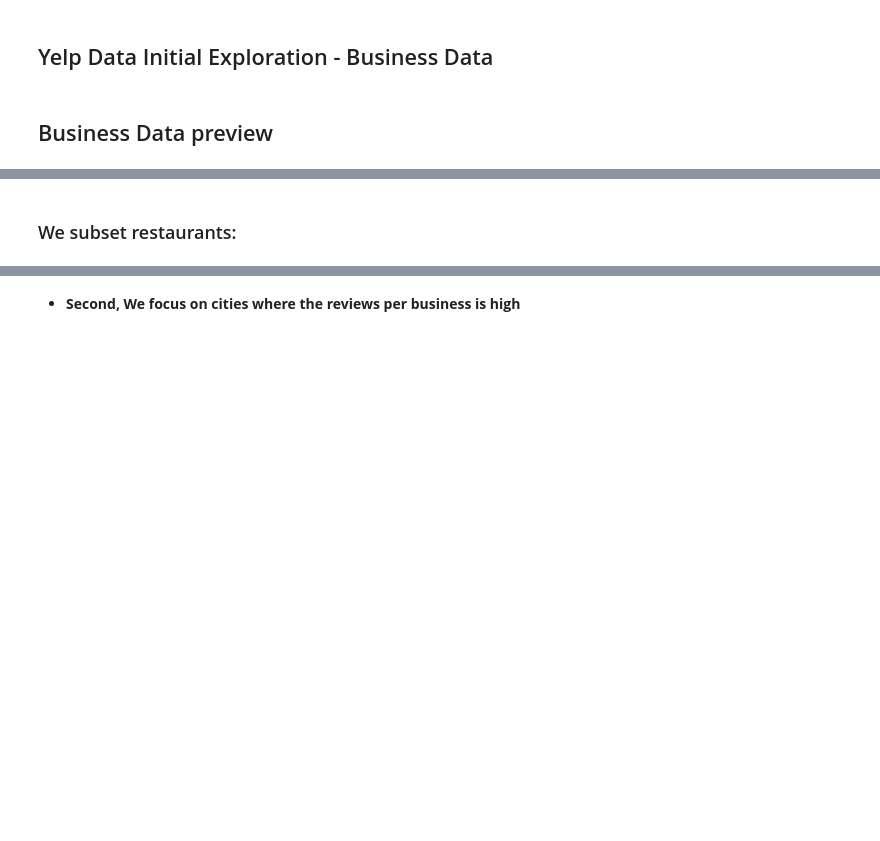
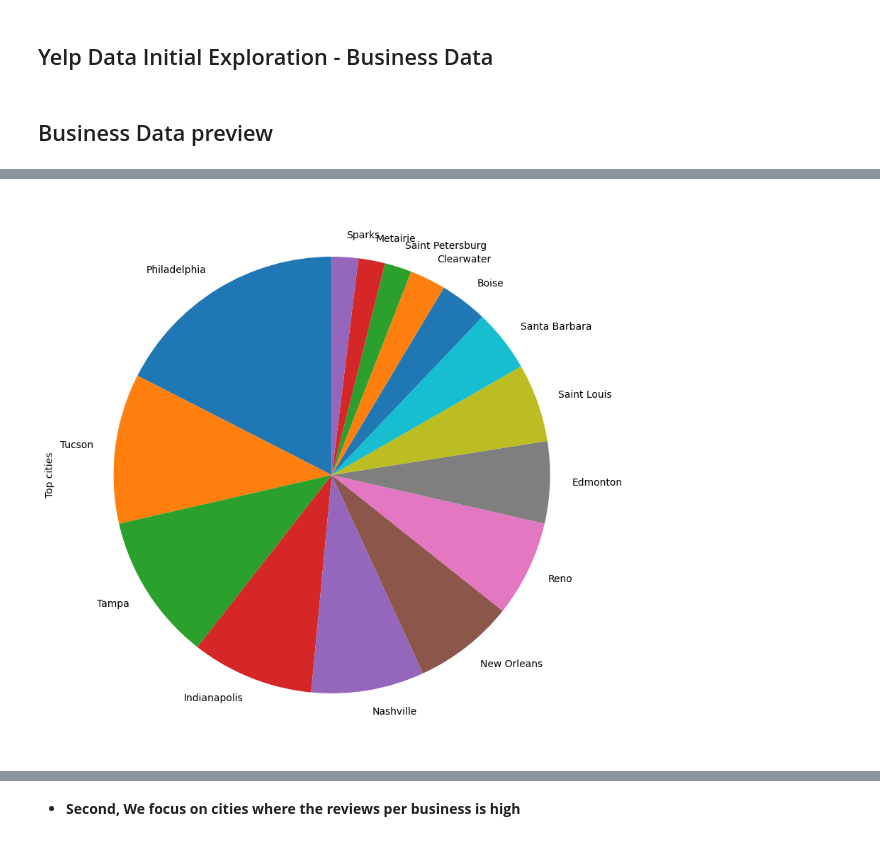
Before and after one commit to kganjoo/yelp-recommendation-cse572-grp-14, a Jupyter notebook: EDA/EDA.ipynb, the cells around one changed output, grey strips where cells are left out. Saved outputs shown, nothing was run; the diff lists cells and outputs as text; code cells hidden in the pictures; blank space fills up the shorter version.

```diff
--- a/EDA/EDA.ipynb
+++ b/EDA/EDA.ipynb
@@ -52,5 +87,5 @@ plotTopFreq(business_df,"categories",15,"Top business types")
 # %%
 ## top cities
-plotTopFreq(business_df,"city",15,"Top cities")
+generate_top_frequency_plot(business_df,"city",15,"Top cities")
+# %% [output]
+[figure, added]
-# %% [markdown]
-### We subset restaurants:
```
Also changed, not shown: parts of 41 cells of this notebook, 6 other files.
